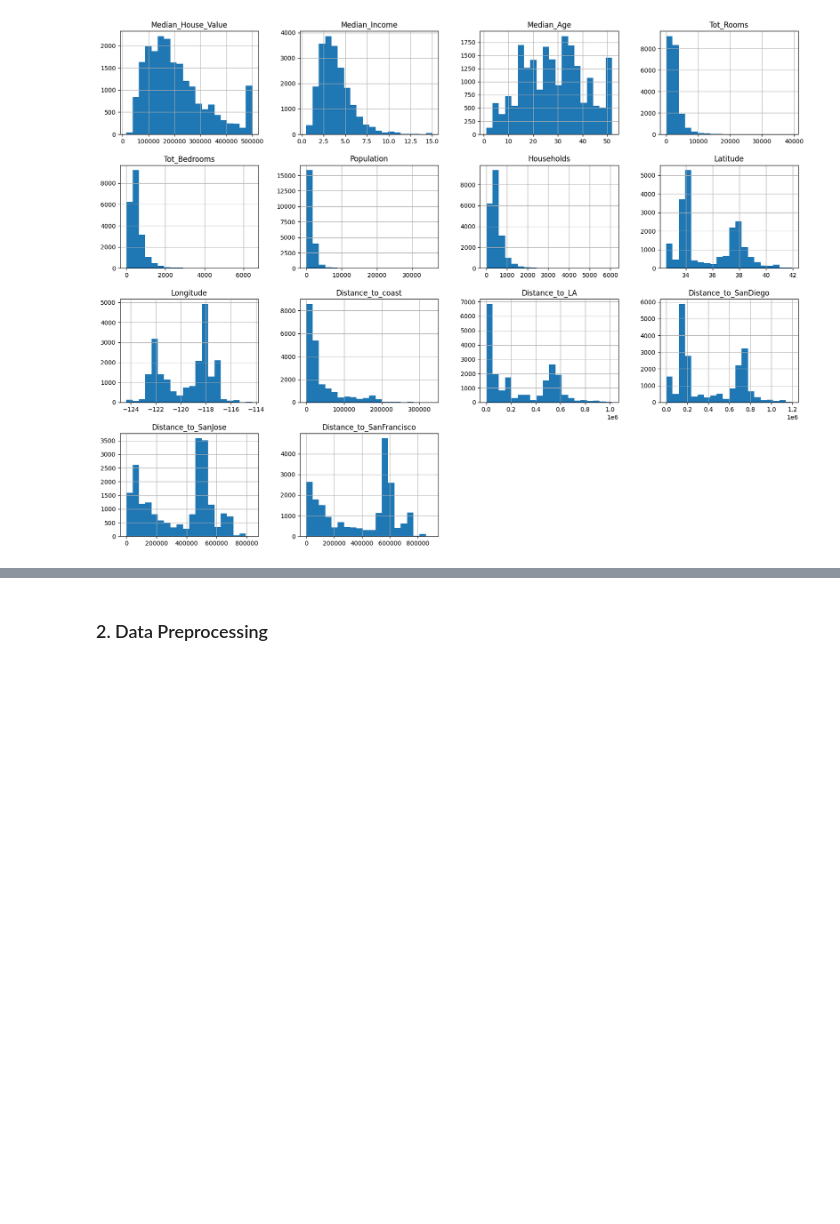
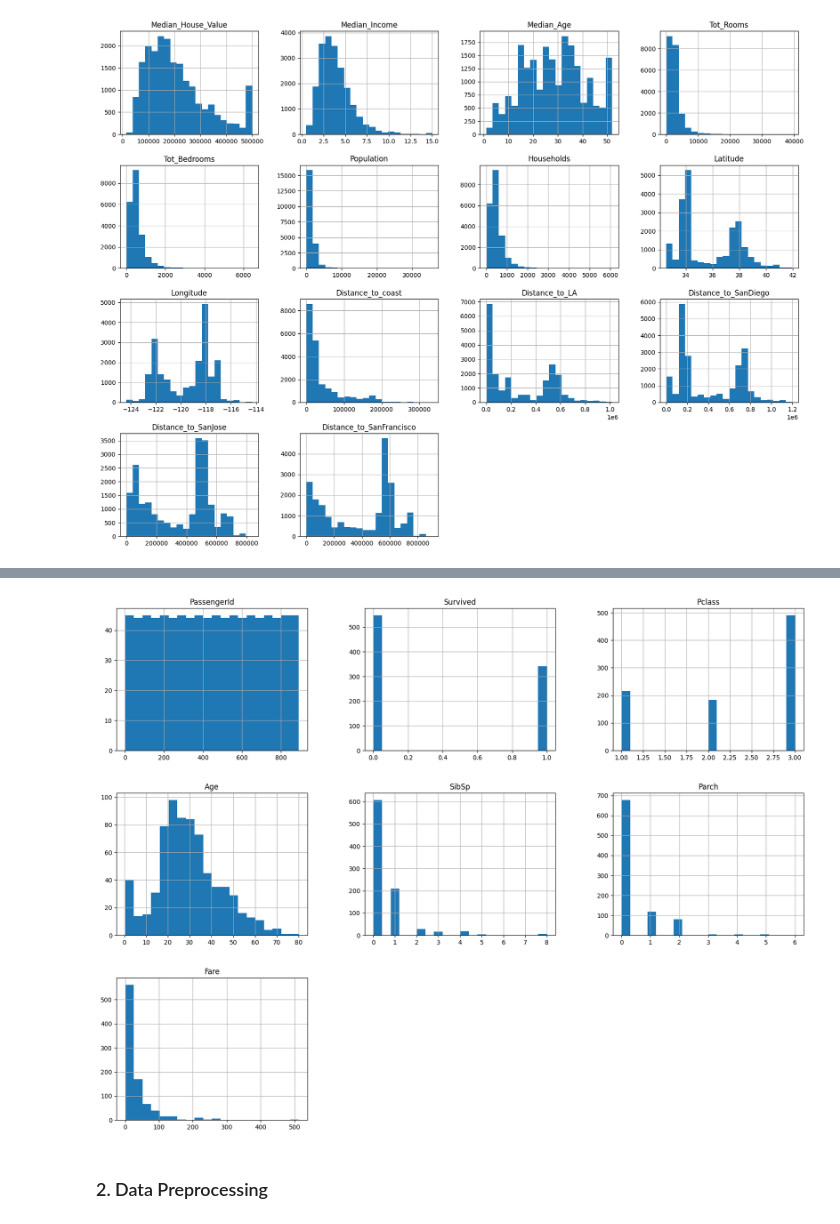
Before and after one commit to PNT131ITMO/5.AIS, a Jupyter notebook: Lab1/lab1.ipynb, the cells around one changed output, grey strips where cells are left out. Cells and saved outputs as stored; diff of their text form; code cells hidden in the pictures; blank space fills up the shorter version.

```diff
--- a/Lab1/lab1.ipynb
+++ b/Lab1/lab1.ipynb
@@ -38,3 +58,6 @@ df.hist(bins=20, figsize=(20, 15))
 plt.show()
 # %% [output]
 [figure]
+# %%
+df_titanic = pd.read_csv('Titanic-Dataset.csv')
+df_titanic.head()
@@ -41,3 +83,8 @@ plt.show()
+# %%
+df_titanic.hist(bins=20, figsize=(20, 15))
+plt.show()
+# %% [output]
+[figure, added]
 # %%
 plt.style.use('default')
 
```
Also changed, not shown: parts of 42 cells of this notebook, 4 other files.
